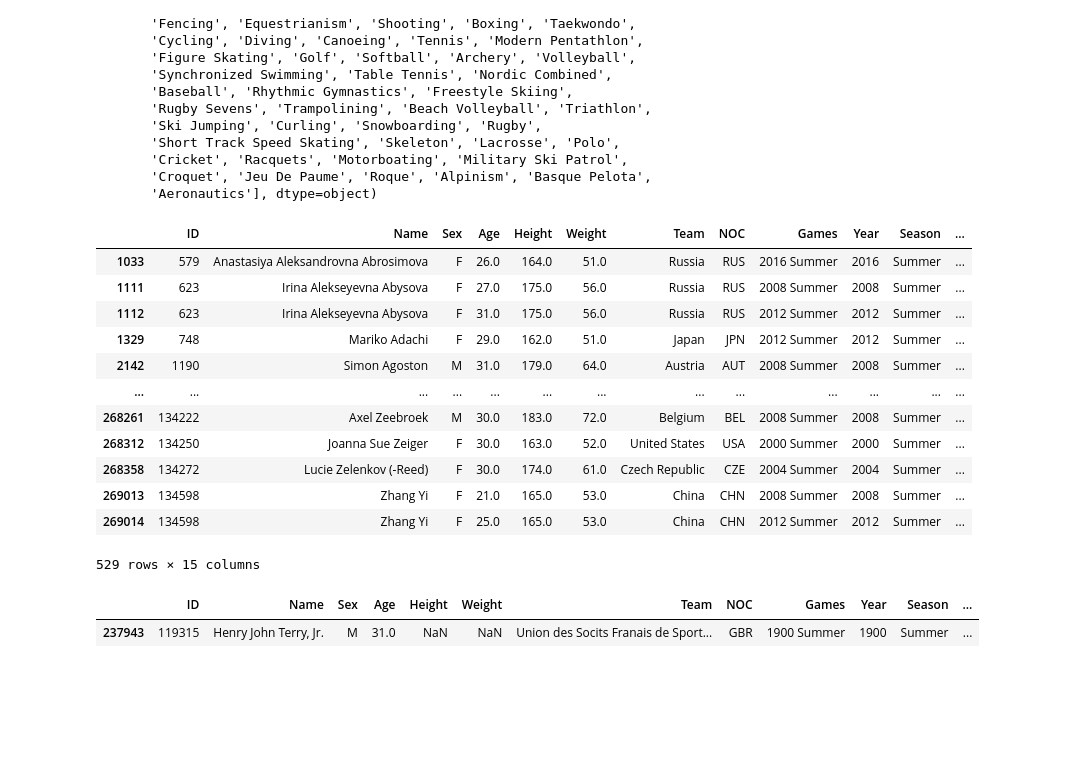
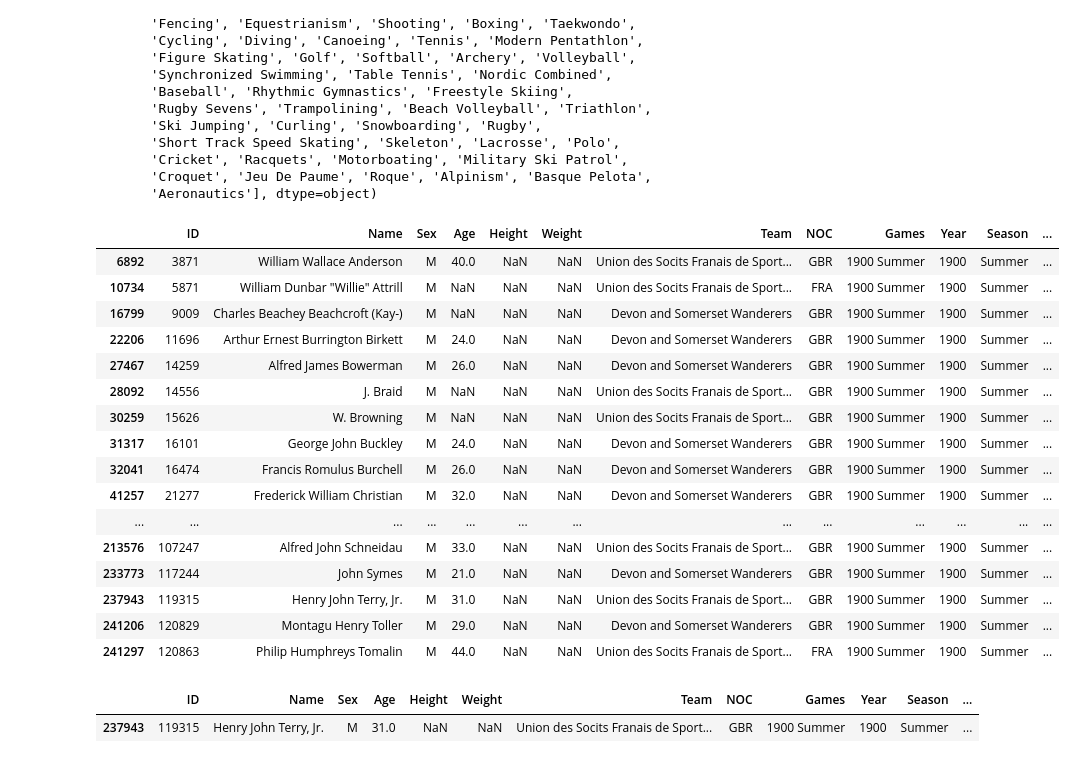
Before and after one commit to Erik-M-Larsson/Databehandling-OS-projekt-Felix-Tjernberg-Erik-Larsson, a Jupyter notebook: uppgift-2.ipynb, the cells around one changed output. Saved outputs shown, nothing was run; the diff lists cells and outputs as text; code cells hidden in the pictures; blank space fills up the shorter version.

```diff
--- a/uppgift-2.ipynb
+++ b/uppgift-2.ipynb
@@ -25,24 +25,28 @@ array(['Basketball', 'Judo', 'Football', 'Tug-Of-War', 'Speed Skating',
        'Aeronautics'], dtype=object)
 # %%
 #Chose sport
-sport = "Triathlon"
+sport = "Cricket"
 sport_data = os_data_raw.query("Sport == @sport")
 
 sport_data
 # %% [output]
 |  | ID | Name | Sex | Age | Height | Weight | Team | NOC | Games | Year | Season | ... |
-| 1033 | 579 | Anastasiya Aleksandrovna Abrosimova | F | 26.0 | 164.0 | 51.0 | Russia | RUS | 2016 Summer | 2016 | Summer | ... |
-| 1111 | 623 | Irina Alekseyevna Abysova | F | 27.0 | 175.0 | 56.0 | Russia | RUS | 2008 Summer | 2008 | Summer | ... |
-| 1112 | 623 | Irina Alekseyevna Abysova | F | 31.0 | 175.0 | 56.0 | Russia | RUS | 2012 Summer | 2012 | Summer | ... |
-| 1329 | 748 | Mariko Adachi | F | 29.0 | 162.0 | 51.0 | Japan | JPN | 2012 Summer | 2012 | Summer | ... |
-| 2142 | 1190 | Simon Agoston | M | 31.0 | 179.0 | 64.0 | Austria | AUT | 2008 Summer | 2008 | Summer | ... |
+| 6892 | 3871 | William Wallace Anderson | M | 40.0 | NaN | NaN | Union des Socits Franais de Sport... | GBR | 1900 Summer | 1900 | Summer | ... |
+| 10734 | 5871 | William Dunbar "Willie" Attrill | M | NaN | NaN | NaN | Union des Socits Franais de Sport... | FRA | 1900 Summer | 1900 | Summer | ... |
+| 16799 | 9009 | Charles Beachey Beachcroft (Kay-) | M | NaN | NaN | NaN | Devon and Somerset Wanderers | GBR | 1900 Summer | 1900 | Summer | ... |
+| 22206 | 11696 | Arthur Ernest Burrington Birkett | M | 24.0 | NaN | NaN | Devon and Somerset Wanderers | GBR | 1900 Summer | 1900 | Summer | ... |
+| 27467 | 14259 | Alfred James Bowerman | M | 26.0 | NaN | NaN | Devon and Somerset Wanderers | GBR | 1900 Summer | 1900 | Summer | ... |
+| 28092 | 14556 | J. Braid | M | NaN | NaN | NaN | Union des Socits Franais de Sport... | GBR | 1900 Summer | 1900 | Summer | ... |
+| 30259 | 15626 | W. Browning | M | NaN | NaN | NaN | Union des Socits Franais de Sport... | GBR | 1900 Summer | 1900 | Summer | ... |
+| 31317 | 16101 | George John Buckley | M | 24.0 | NaN | NaN | Devon and Somerset Wanderers | GBR | 1900 Summer | 1900 | Summer | ... |
+| 32041 | 16474 | Francis Romulus Burchell | M | 26.0 | NaN | NaN | Devon and Somerset Wanderers | GBR | 1900 Summer | 1900 | Summer | ... |
+| 41257 | 21277 | Frederick William Christian | M | 32.0 | NaN | NaN | Devon and Somerset Wanderers | GBR | 1900 Summer | 1900 | Summer | ... |
 | ... | ... | ... | ... | ... | ... | ... | ... | ... | ... | ... | ... | ... |
-| 268261 | 134222 | Axel Zeebroek | M | 30.0 | 183.0 | 72.0 | Belgium | BEL | 2008 Summer | 2008 | Summer | ... |
-| 268312 | 134250 | Joanna Sue Zeiger | F | 30.0 | 163.0 | 52.0 | United States | USA | 2000 Summer | 2000 | Summer | ... |
-| 268358 | 134272 | Lucie Zelenkov (-Reed) | F | 30.0 | 174.0 | 61.0 | Czech Republic | CZE | 2004 Summer | 2004 | Summer | ... |
-| 269013 | 134598 | Zhang Yi | F | 21.0 | 165.0 | 53.0 | China | CHN | 2008 Summer | 2008 | Summer | ... |
-| 269014 | 134598 | Zhang Yi | F | 25.0 | 165.0 | 53.0 | China | CHN | 2012 Summer | 2012 | Summer | ... |
+| 213576 | 107247 | Alfred John Schneidau | M | 33.0 | NaN | NaN | Union des Socits Franais de Sport... | GBR | 1900 Summer | 1900 | Summer | ... |
+| 233773 | 117244 | John Symes | M | 21.0 | NaN | NaN | Devon and Somerset Wanderers | GBR | 1900 Summer | 1900 | Summer | ... |
+| 237943 | 119315 | Henry John Terry, Jr. | M | 31.0 | NaN | NaN | Union des Socits Franais de Sport... | GBR | 1900 Summer | 1900 | Summer | ... |
+| 241206 | 120829 | Montagu Henry Toller | M | 29.0 | NaN | NaN | Devon and Somerset Wanderers | GBR | 1900 Summer | 1900 | Summer | ... |
+| 241297 | 120863 | Philip Humphreys Tomalin | M | 44.0 | NaN | NaN | Union des Socits Franais de Sport... | FRA | 1900 Summer | 1900 | Summer | ... |
-529 rows × 15 columns
 # %%
 os_data_raw.query("ID == 119315")
 # %% [output]
```
Also changed, not shown: parts of 3 cells of this notebook, 34 other files.
